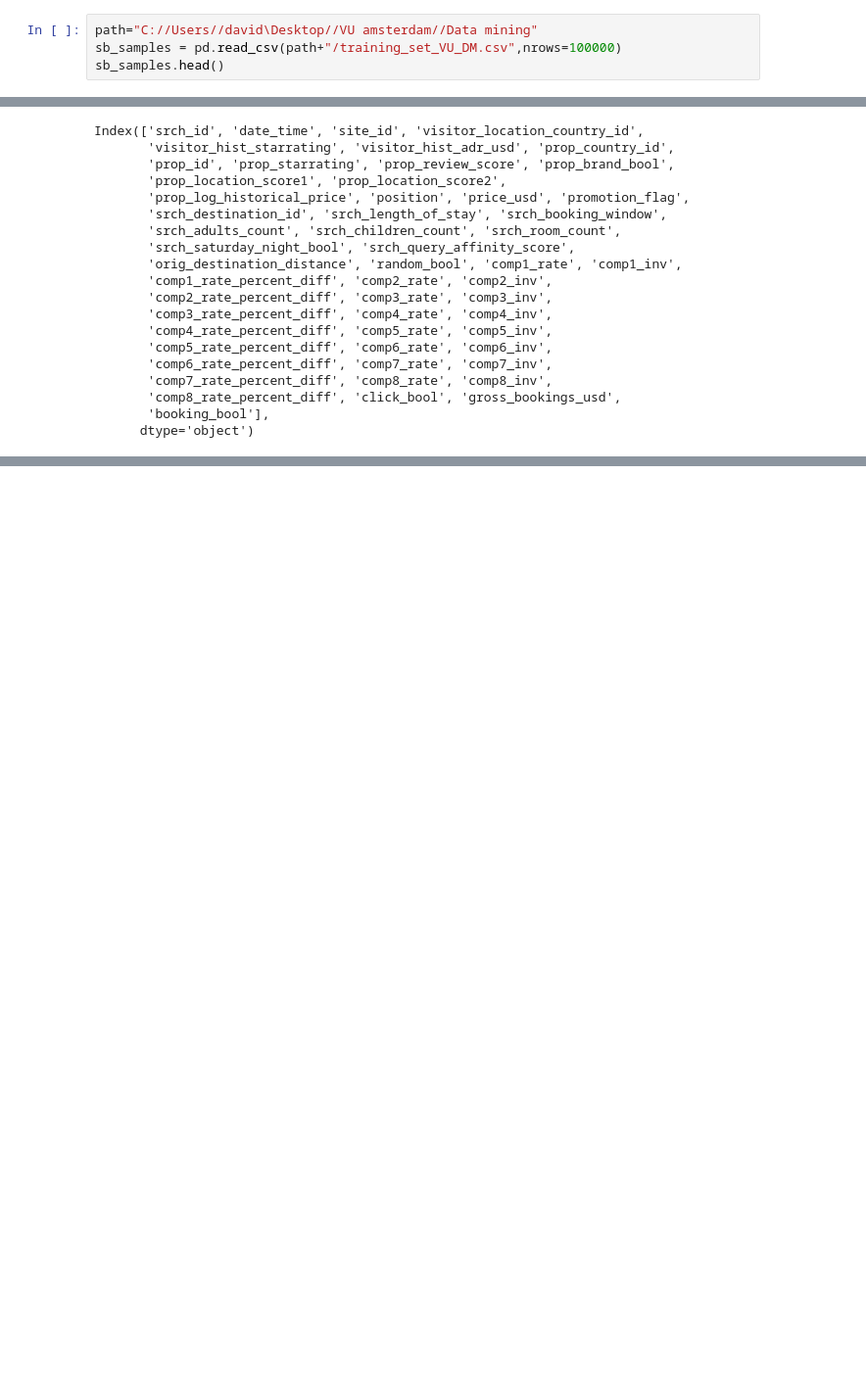
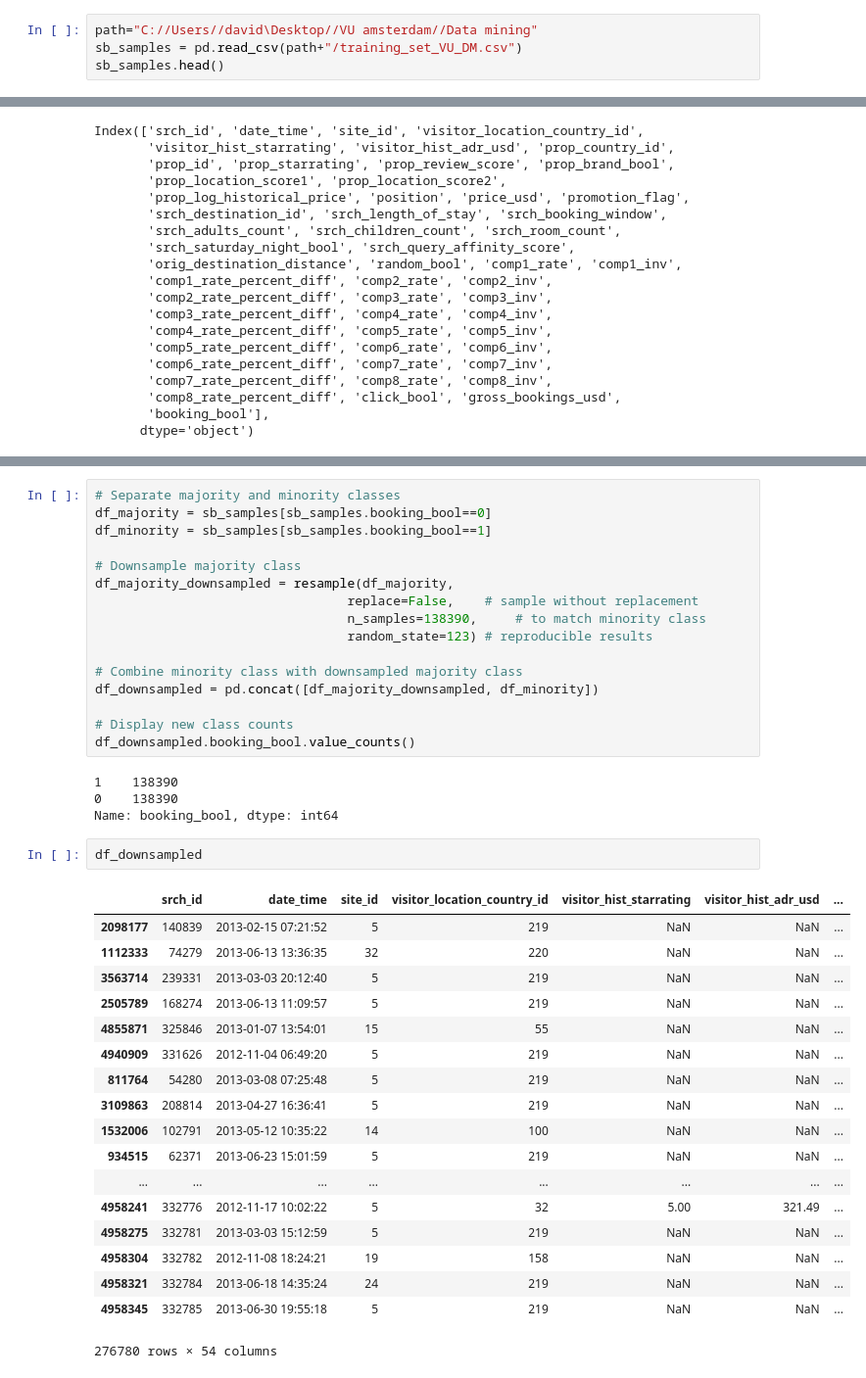
Before and after one commit to DavideBrex/Expedia-Hotels-recommendation-system, a Jupyter notebook: EDA_preprocessing.ipynb, the cells around one changed output, grey strips where cells are left out. Shown at 98% size. Saved outputs shown, nothing was run; the diff lists cells and outputs as text; blank space fills up the shorter version.

```diff
--- a/EDA_preprocessing.ipynb
+++ b/EDA_preprocessing.ipynb
@@ -4,6 +5,6 @@ import pandas as pd
 # %%
 path="C://Users//david\Desktop//VU amsterdam//Data mining"
-sb_samples = pd.read_csv(path+"/training_set_VU_DM.csv",nrows=100000)
+sb_samples = pd.read_csv(path+"/training_set_VU_DM.csv")
 sb_samples.head()
 # %% [output]
 |  | srch_id | date_time | site_id | visitor_location_country_id | visitor_hist_starrating | visitor_hist_adr_usd | ... |
@@ -39,0 +52,41 @@ Index(['srch_id', 'date_time', 'site_id', 'visitor_location_country_id',
+# %%
+# Separate majority and minority classes
+df_majority = sb_samples[sb_samples.booking_bool==0]
+df_minority = sb_samples[sb_samples.booking_bool==1]
+
+# Downsample majority class
+df_majority_downsampled = resample(df_majority,
+                                 replace=False,    # sample without replacement
+                                 n_samples=138390,     # to match minority class
+                                 random_state=123) # reproducible results
+
+# Combine minority class with downsampled majority class
+df_downsampled = pd.concat([df_majority_downsampled, df_minority])
+
+# Display new class counts
+df_downsampled.booking_bool.value_counts()
+# %% [output]
+1    138390
+0    138390
+Name: booking_bool, dtype: int64
+# %%
+df_downsampled
+# %% [output]
+|  | srch_id | date_time | site_id | visitor_location_country_id | visitor_hist_starrating | visitor_hist_adr_usd | ... |
+| 2098177 | 140839 | 2013-02-15 07:21:52 | 5 | 219 | NaN | NaN | ... |
+| 1112333 | 74279 | 2013-06-13 13:36:35 | 32 | 220 | NaN | NaN | ... |
+| 3563714 | 239331 | 2013-03-03 20:12:40 | 5 | 219 | NaN | NaN | ... |
+| 2505789 | 168274 | 2013-06-13 11:09:57 | 5 | 219 | NaN | NaN | ... |
+| 4855871 | 325846 | 2013-01-07 13:54:01 | 15 | 55 | NaN | NaN | ... |
+| 4940909 | 331626 | 2012-11-04 06:49:20 | 5 | 219 | NaN | NaN | ... |
+| 811764 | 54280 | 2013-03-08 07:25:48 | 5 | 219 | NaN | NaN | ... |
+| 3109863 | 208814 | 2013-04-27 16:36:41 | 5 | 219 | NaN | NaN | ... |
+| 1532006 | 102791 | 2013-05-12 10:35:22 | 14 | 100 | NaN | NaN | ... |
+| 934515 | 62371 | 2013-06-23 15:01:59 | 5 | 219 | NaN | NaN | ... |
+| ... | ... | ... | ... | ... | ... | ... | ... |
+| 4958241 | 332776 | 2012-11-17 10:02:22 | 5 | 32 | 5.00 | 321.49 | ... |
+| 4958275 | 332781 | 2013-03-03 15:12:59 | 5 | 219 | NaN | NaN | ... |
+| 4958304 | 332782 | 2012-11-08 18:24:21 | 19 | 158 | NaN | NaN | ... |
+| 4958321 | 332784 | 2013-06-18 14:35:24 | 24 | 219 | NaN | NaN | ... |
+| 4958345 | 332785 | 2013-06-30 19:55:18 | 5 | 219 | NaN | NaN | ... |
+276780 rows × 54 columns
```
Also changed, not shown: parts of 4 cells of this notebook.
